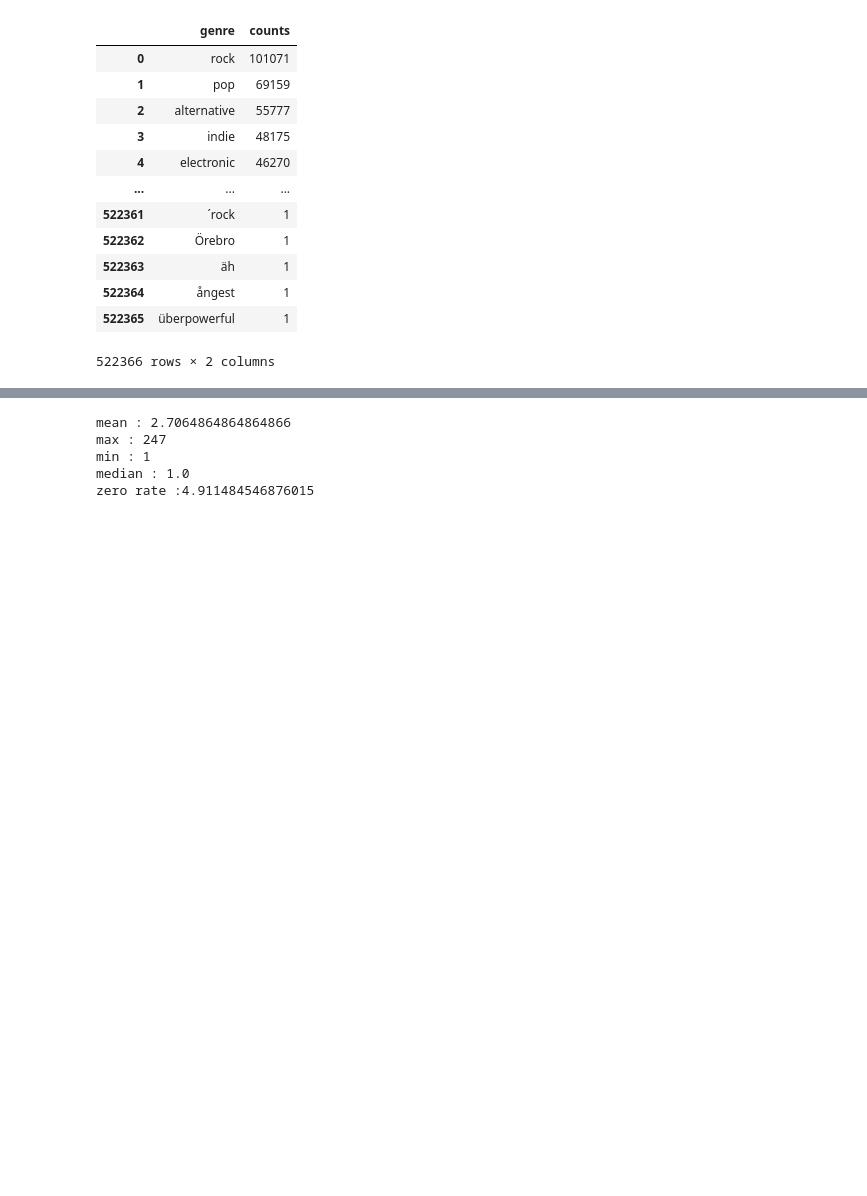
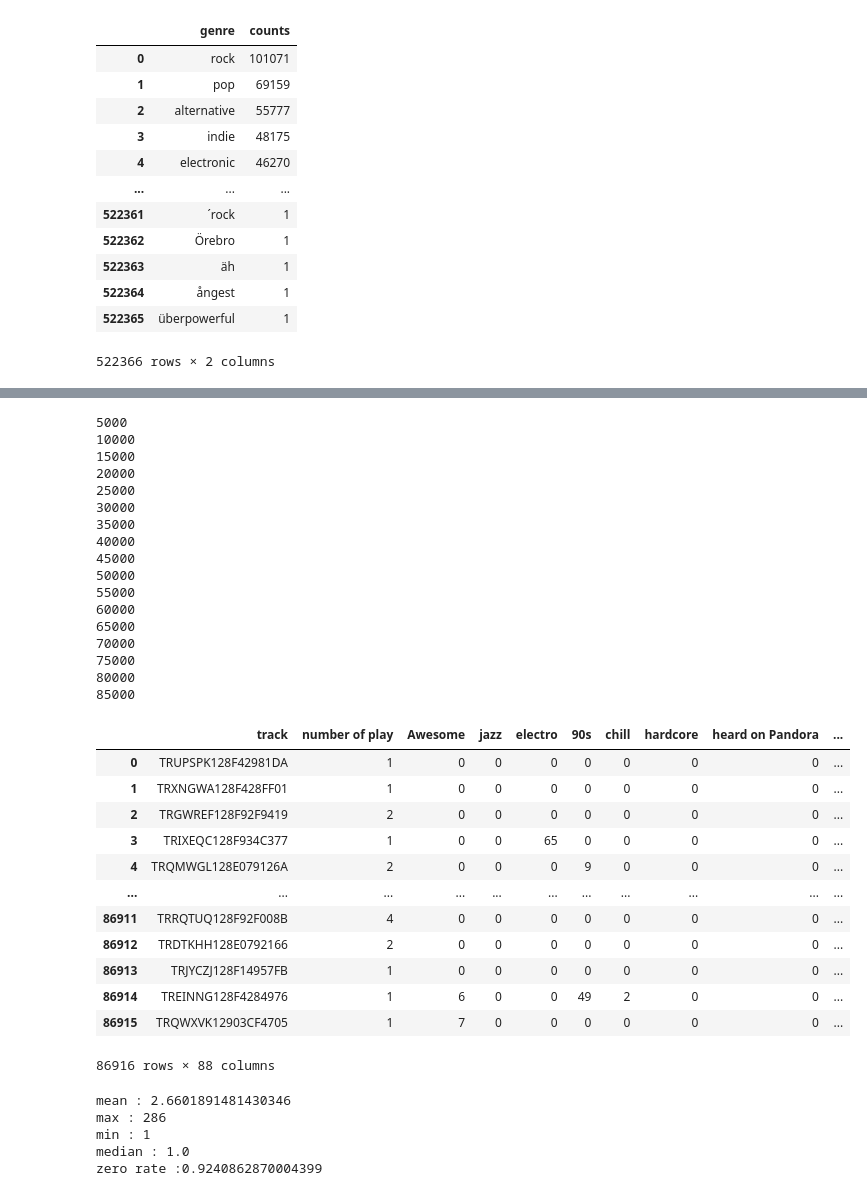
Before and after one commit to Sharp90/recommendation, a Jupyter notebook: millonsong_heavytailed.ipynb, the cells around one changed output, grey strips where cells are left out. Drawn from its saved outputs; the diff is of its cells as text; code cells hidden in the pictures; blank space fills up the shorter version.

```diff
--- a/millonsong_heavytailed.ipynb
+++ b/millonsong_heavytailed.ipynb
@@ -102,23 +201,54 @@ tag_set
 # %%
 df2 =  pd.DataFrame(columns = ['track', 'number of play'] + list(tag_set))
 count = 0
 for t in unique_track:
     df_t = df[df['track'] == t]
     g = []
     for ta in list(df_t['tags']):
         if ta[0] in tag_set:
             g.append(ta)
     dic = {'track' : t, 'number of play' : list(data[data['track']==t]['number of play'])[0]}
     for i in g:
         dic[i[0]] = i[1]
 
     df3 = pd.DataFrame(dic, columns = ['track', 'number of play'] + list(tag_set), index=[0])
     df2 = df2.append(df3, ignore_index=True)
     count += 1
-    if count % 500 == 0:
+    if count % 5000 == 0:
         print(count)
 df2 = df2.fillna(0)
 df2
+# %% [output]
+5000
+10000
+15000
+20000
+25000
+30000
+35000
+40000
+45000
+50000
+55000
+60000
+65000
+70000
+75000
+80000
+85000
+|  | track | number of play | Awesome | jazz | electro | 90s | chill | hardcore | heard on Pandora | ... |
+| 0 | TRUPSPK128F42981DA | 1 | 0 | 0 | 0 | 0 | 0 | 0 | 0 | ... |
+| 1 | TRXNGWA128F428FF01 | 1 | 0 | 0 | 0 | 0 | 0 | 0 | 0 | ... |
+| 2 | TRGWREF128F92F9419 | 2 | 0 | 0 | 0 | 0 | 0 | 0 | 0 | ... |
+| 3 | TRIXEQC128F934C377 | 1 | 0 | 0 | 65 | 0 | 0 | 0 | 0 | ... |
+| 4 | TRQMWGL128E079126A | 2 | 0 | 0 | 0 | 9 | 0 | 0 | 0 | ... |
+| ... | ... | ... | ... | ... | ... | ... | ... | ... | ... | ... |
+| 86911 | TRRQTUQ128F92F008B | 4 | 0 | 0 | 0 | 0 | 0 | 0 | 0 | ... |
+| 86912 | TRDTKHH128E0792166 | 2 | 0 | 0 | 0 | 0 | 0 | 0 | 0 | ... |
+| 86913 | TRJYCZJ128F14957FB | 1 | 0 | 0 | 0 | 0 | 0 | 0 | 0 | ... |
+| 86914 | TREINNG128F4284976 | 1 | 6 | 0 | 0 | 49 | 2 | 0 | 0 | ... |
+| 86915 | TRQWXVK12903CF4705 | 1 | 7 | 0 | 0 | 0 | 0 | 0 | 0 | ... |
+86916 rows × 88 columns
 # %%
 print("mean : ",end='')
 print(np.mean(df2['number of play']))
@@ -135,10 +265,10 @@ count = 0
 for col in b:
     count += len(df2.loc[a[col]==0])
 print('zero rate :', end='')
-print(count / (6797 * 86))
+print(count / (86916 * 86))
 # %% [output]
-mean : 2.7064864864864866
-max : 247
+mean : 2.6601891481430346
+max : 286
 min : 1
 median : 1.0
-zero rate :4.911484546876015
+zero rate :0.9240862870004399
```
Also changed, not shown: parts of 13 cells of this notebook, 6 other files.
